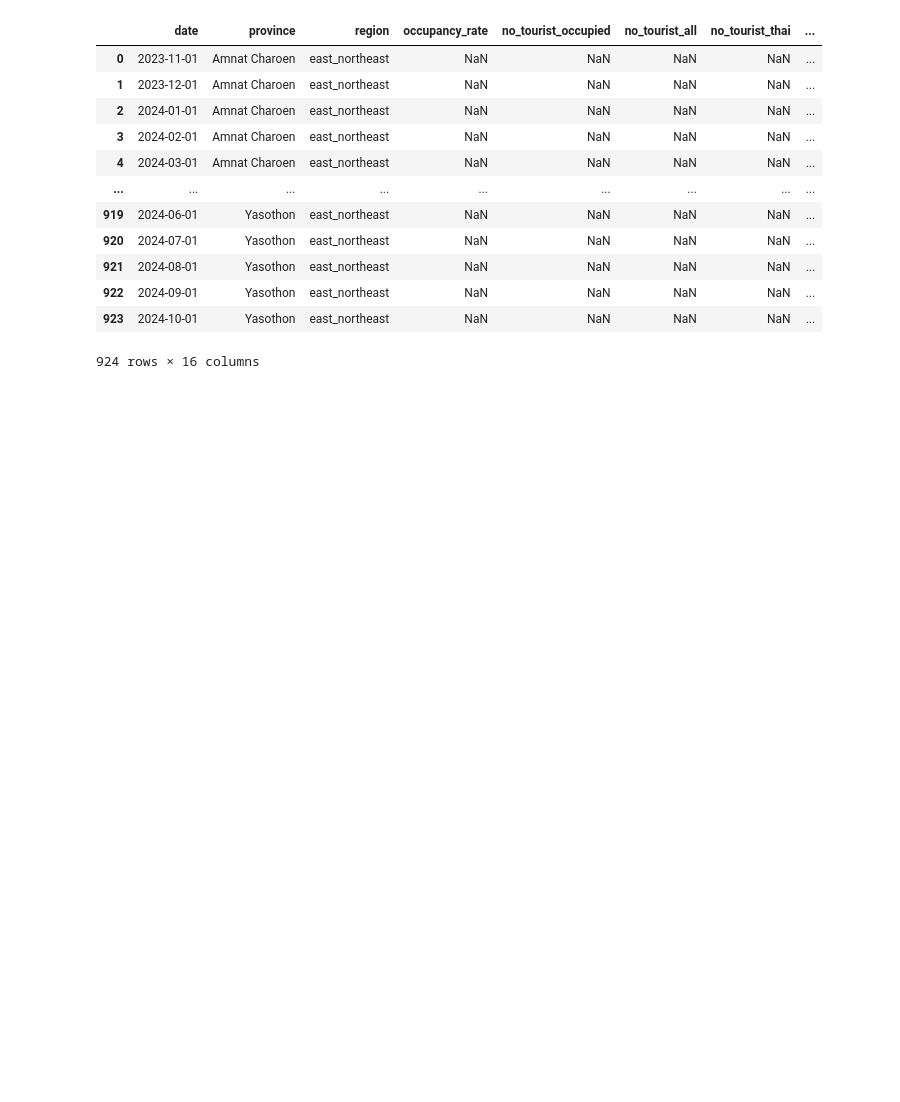
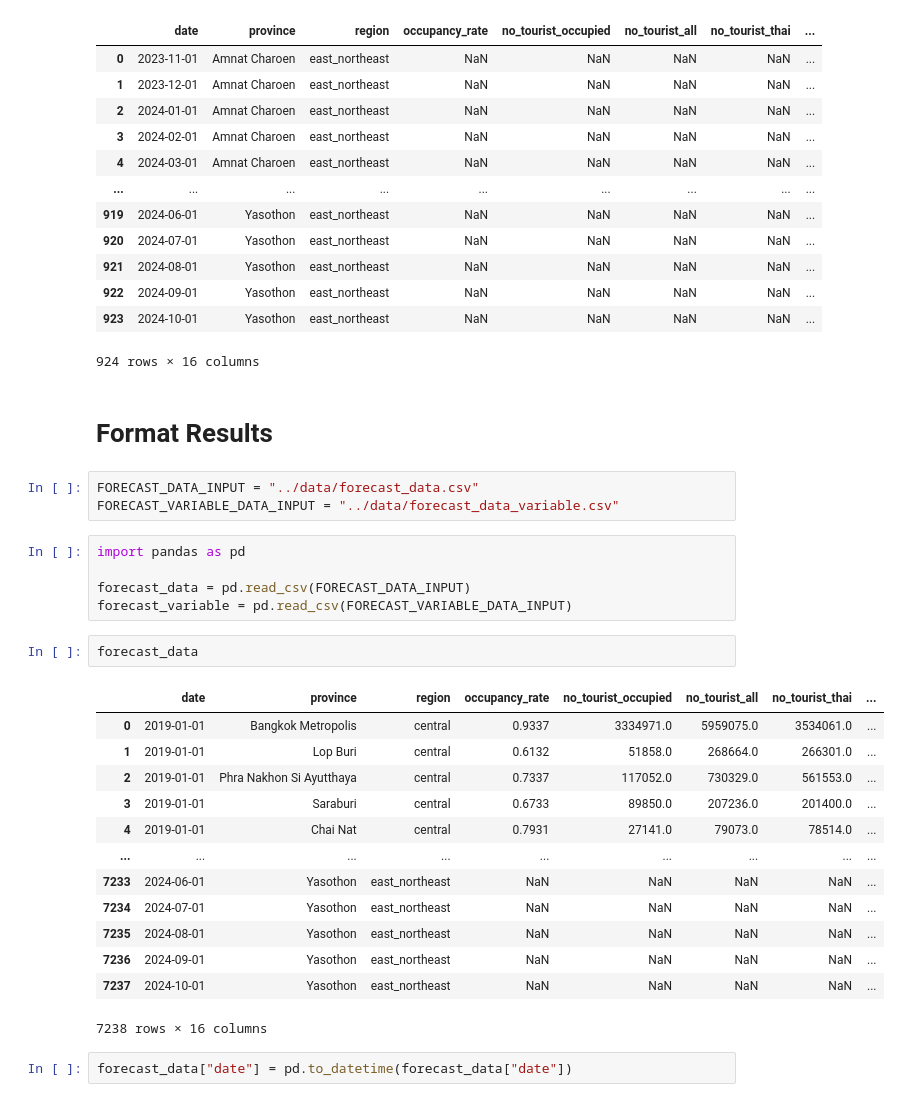
Before and after one commit to qducnguyen/business-analytics-project, a Jupyter notebook: notebooks/4_forecasting.ipynb, the cells around one changed output. Drawn from its saved outputs; the diff is of its cells as text; blank space fills up the shorter version.

```diff
--- a/notebooks/4_forecasting.ipynb
+++ b/notebooks/4_forecasting.ipynb
@@ -523,3 +523,31 @@ df[df["model"] == "SARIMAX"]
 | 922 | 2024-09-01 | Yasothon | east_northeast | NaN | NaN | NaN | NaN | ... |
 | 923 | 2024-10-01 | Yasothon | east_northeast | NaN | NaN | NaN | NaN | ... |
 924 rows × 16 columns
+# %% [markdown]
+# Format Results
+# %%
+FORECAST_DATA_INPUT = "../data/forecast_data.csv"
+FORECAST_VARIABLE_DATA_INPUT = "../data/forecast_data_variable.csv"
+# %%
+import pandas as pd
+
+forecast_data = pd.read_csv(FORECAST_DATA_INPUT)
+forecast_variable = pd.read_csv(FORECAST_VARIABLE_DATA_INPUT)
+# %%
+forecast_data
+# %% [output]
+|  | date | province | region | occupancy_rate | no_tourist_occupied | no_tourist_all | no_tourist_thai | ... |
+| 0 | 2019-01-01 | Bangkok Metropolis | central | 0.9337 | 3334971.0 | 5959075.0 | 3534061.0 | ... |
+| 1 | 2019-01-01 | Lop Buri | central | 0.6132 | 51858.0 | 268664.0 | 266301.0 | ... |
+| 2 | 2019-01-01 | Phra Nakhon Si Ayutthaya | central | 0.7337 | 117052.0 | 730329.0 | 561553.0 | ... |
+| 3 | 2019-01-01 | Saraburi | central | 0.6733 | 89850.0 | 207236.0 | 201400.0 | ... |
+| 4 | 2019-01-01 | Chai Nat | central | 0.7931 | 27141.0 | 79073.0 | 78514.0 | ... |
+| ... | ... | ... | ... | ... | ... | ... | ... | ... |
+| 7233 | 2024-06-01 | Yasothon | east_northeast | NaN | NaN | NaN | NaN | ... |
+| 7234 | 2024-07-01 | Yasothon | east_northeast | NaN | NaN | NaN | NaN | ... |
+| 7235 | 2024-08-01 | Yasothon | east_northeast | NaN | NaN | NaN | NaN | ... |
+| 7236 | 2024-09-01 | Yasothon | east_northeast | NaN | NaN | NaN | NaN | ... |
+| 7237 | 2024-10-01 | Yasothon | east_northeast | NaN | NaN | NaN | NaN | ... |
+7238 rows × 16 columns
+# %%
+forecast_data["date"] = pd.to_datetime(forecast_data["date"])
```
Also changed, not shown: parts of 9 cells of this notebook, 3 other files.
